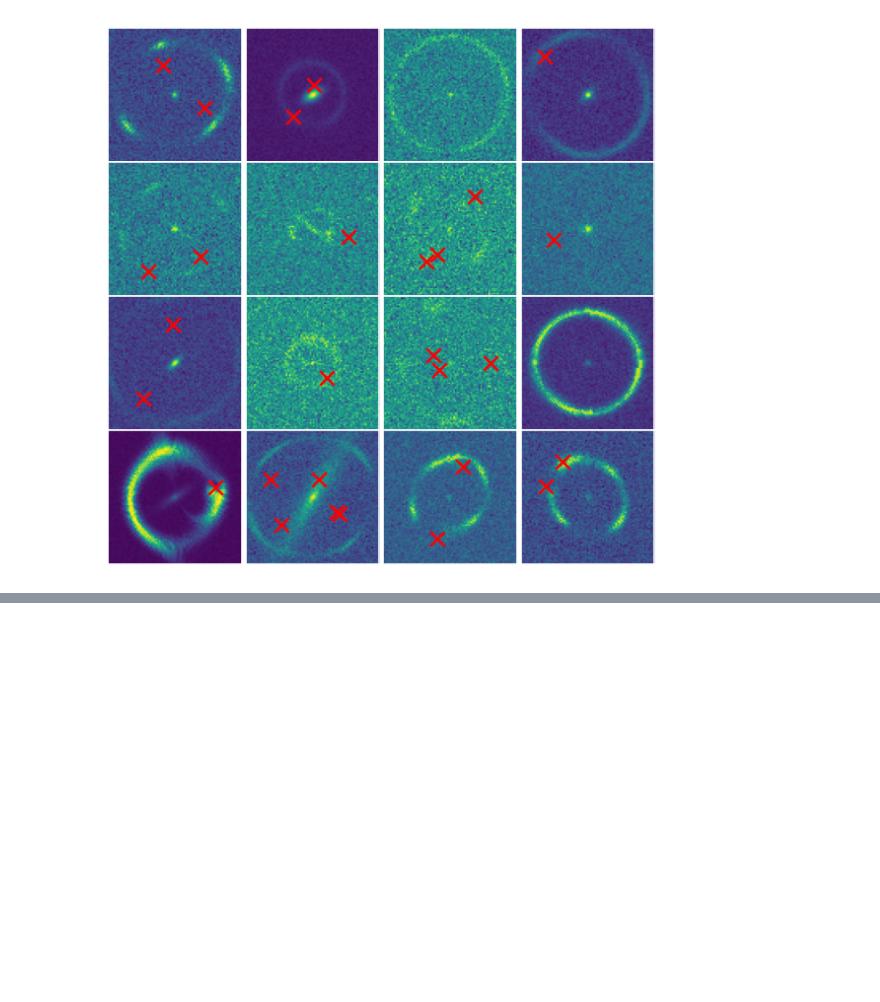
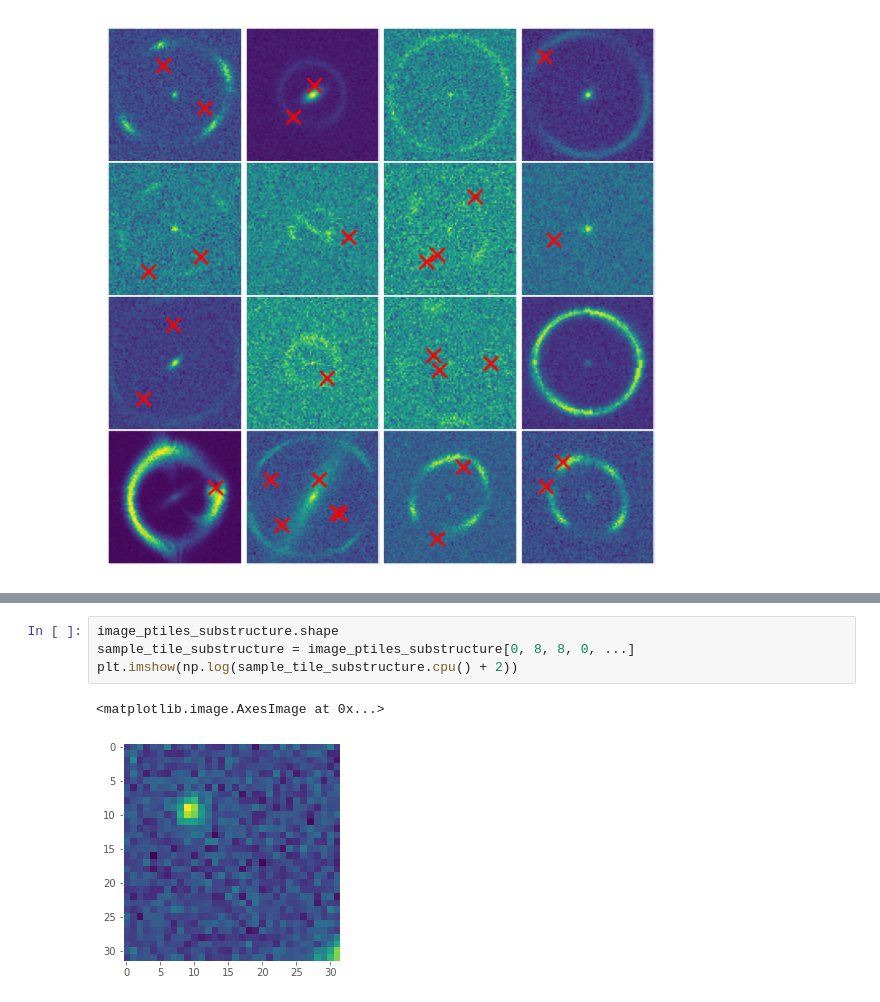
Before and after one commit to yashpatel5400/bliss, a Jupyter notebook: case_studies/substructure/eval.ipynb, the cells around one changed output, grey strips where cells are left out. Saved outputs shown, nothing was run; the diff lists cells and outputs as text; blank space fills up the shorter version.

```diff
--- a/case_studies/substructure/eval.ipynb
+++ b/case_studies/substructure/eval.ipynb
@@ -112,0 +110,7 @@ for i in range(sample_batch_size):
+# %%
+image_ptiles_substructure.shape
+sample_tile_substructure = image_ptiles_substructure[0, 8, 8, 0, ...]
+plt.imshow(np.log(sample_tile_substructure.cpu() + 2))
+# %% [output]
+<matplotlib.image.AxesImage at 0x...>
+[figure, added]
```
Also changed, not shown: parts of 3 cells of this notebook, 5 other files.
